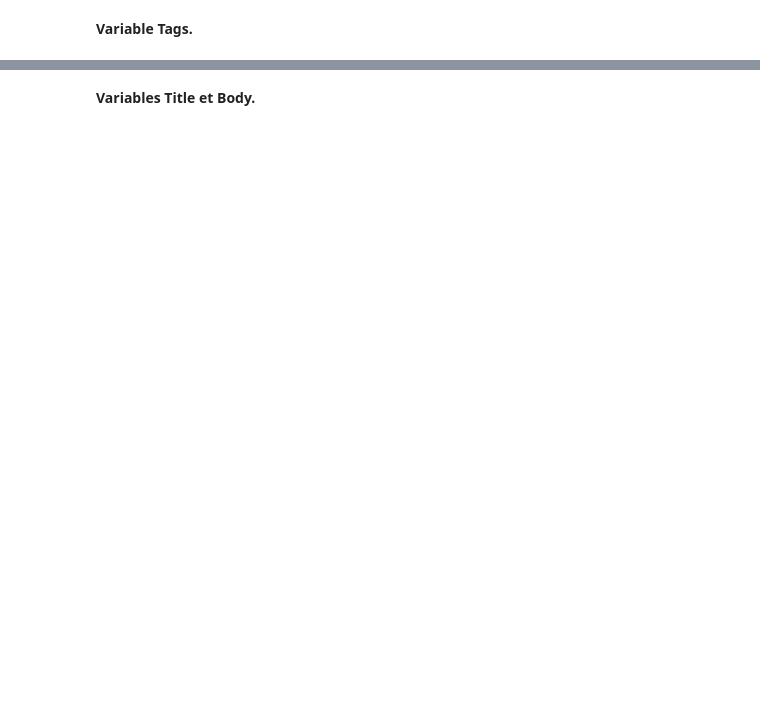
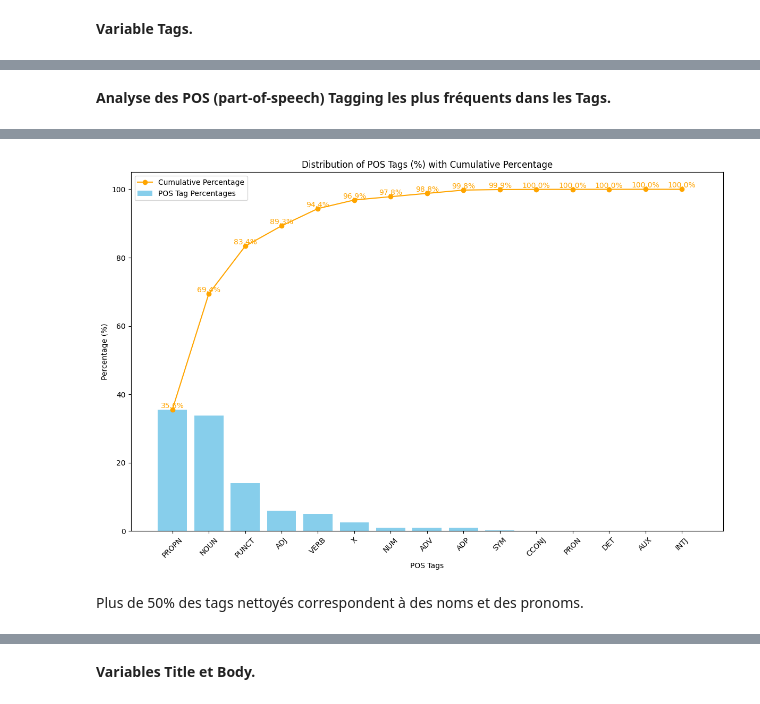
Before and after one commit to flaviejvn/P5_-_Categorisez_automatiquement_des_questions, a Jupyter notebook: Jouvin_Flavie_1_notebook_exploration_052024.ipynb, the cells around one changed output, grey strips where cells are left out. Drawn from its saved outputs; the diff is of its cells as text; code cells hidden in the pictures; blank space fills up the shorter version.

```diff
--- a/Jouvin_Flavie_1_notebook_exploration_052024.ipynb
+++ b/Jouvin_Flavie_1_notebook_exploration_052024.ipynb
@@ -390,3 +419,7 @@ Quelques définitions :
 ***NER (Named Entity Recognition)** : reconnaître des personnes, endroits, entreprises, etc.*
 
 On utilisera içi la lemmatisation, cette méthode est plus facile à interpréter que stemming car on utilise la forme canonique des mots donc on ne les sort pas de leur contexte (tandis que stemming supprime les suffixe ce qui rend plus compliqué l'interprétation des mots en sortie).
+# %%
+# Import des données.
+df_en_w = pd.read_json('df_en_words.json', orient='records', lines=True)
+df_en_w.head()
@@ -498,0 +436,6 @@ plt.show()
+# %%
+# Application des fonctions de pré-traitement des tags.
+df_en_w = preprocess_tags(df_en_w, column_name='Tags', top_N=top_N, min_occurrences=min_occurrences)
+
+# Affiche les premières lignes de tags nettoyés.
+df_en_w.head()
@@ -498,0 +451,59 @@ plt.show()
+# %% [markdown]
+**Analyse des POS (part-of-speech) Tagging les plus fréquents dans les Tags.**
+# %%
+# Conversion des colonnes contenant des listes en texte.
+columns_to_convert = ['Tags_cleaned']
+df_en_w = convert_lists_to_text(df_en_w, columns_to_convert)
+# %%
+# Application de la fonction de POS Tagging.
+df_en_w['pos_tagging_tags'] = df_en_w['Tags_cleaned'].apply(pos_tagging_fct)
+# %%
+# Répartition des POS Tagging pour les tags.
+# Extraction de toutes les étiquettes POS.
+all_pos_tags = [pos for sublist in df_en_w['pos_tagging_tags'] for word, pos in sublist]
+
+# Calcul de la fréquence des étiquettes POS.
+pos_tag_counts = Counter(all_pos_tags)
+
+# Tri par ordre décroissant de fréquence.
+pos_tag_counts_sorted = dict(sorted(pos_tag_counts.items(), key=lambda item: item[1], reverse=True))
+
+# Calcul du total des étiquettes POS.
+total_pos_tags = sum(pos_tag_counts_sorted.values())
+
+# Calcul des pourcentages pour chaque POS.
+pos_tag_percentages = {pos: (count / total_pos_tags) * 100 for pos, count in pos_tag_counts_sorted.items()}
+
+# Conversion en deux listes pour le graphique : étiquettes POS et leurs pourcentages.
+labels, percentages = zip(*pos_tag_percentages.items())
+
+# Calcul du pourcentage cumulé.
+cumulative_percentages = np.cumsum(percentages)
+
+# Création du graphique en barres.
+plt.figure(figsize=(12, 8))
+
+# Trace les barres.
+plt.bar(labels, percentages, color='skyblue', label='POS Tag Percentages')
+
+# Trace la courbe de pourcentage cumulé.
+plt.plot(labels, cumulative_percentages, color='orange', marker='o', linestyle='-', label='Cumulative Percentage')
+
+# Ajout des pourcentages cumulés au-dessus de chaque point sur la courbe.
+for i, txt in enumerate(cumulative_percentages):
+    plt.text(labels[i], cumulative_percentages[i], f'{txt:.1f}%',
+             color='orange', ha='center', va='bottom', fontsize=10)
+
+# Ajout des légendes et titres.
+plt.xlabel('POS Tags')
+plt.ylabel('Percentage (%)')
+plt.title('Distribution of POS Tags (%) with Cumulative Percentage')
+plt.xticks(rotation=45)
+
+# Affichage de la légende.
+plt.legend()
+
+# Affichage du graphique.
+plt.tight_layout()
+plt.show()
+# %% [output]
@@ -498,0 +511,3 @@ plt.show()
+[figure, added]
+# %% [markdown]
+Plus de 50% des tags nettoyés correspondent à des noms et des pronoms.
```
Also changed, not shown: parts of 129 cells of this notebook, 1 other file.
